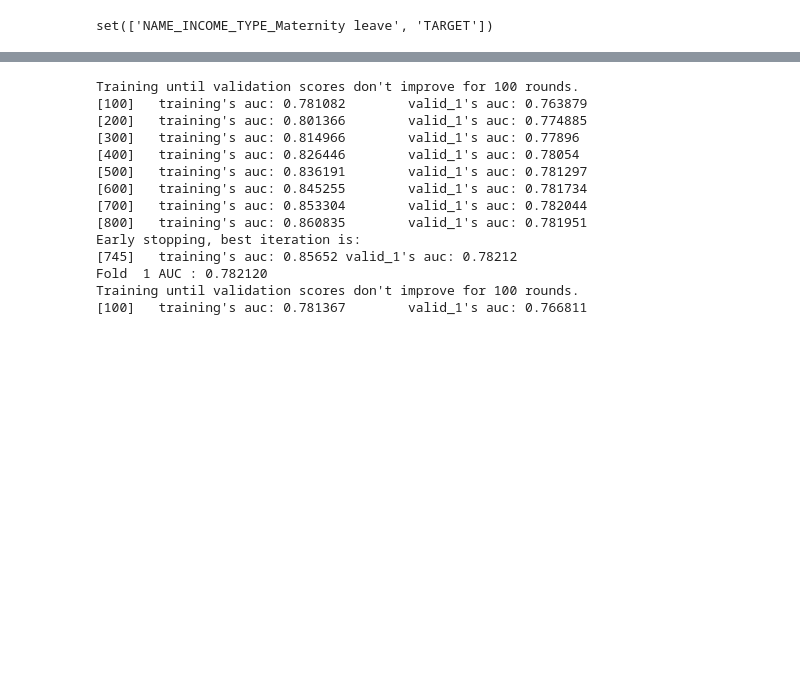
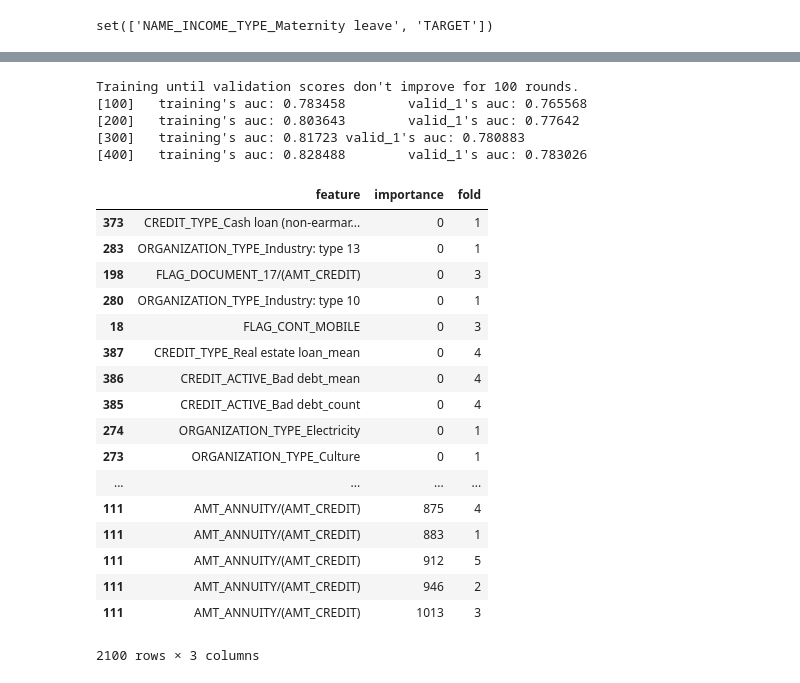
Before and after one commit to MAGomes95/KaggleCreditRisk, a Jupyter notebook: main.ipynb, the cells around one changed output, grey strips where cells are left out. Saved outputs shown, nothing was run; the diff lists cells and outputs as text; code cells hidden in the pictures; blank space fills up the shorter version.

```diff
--- a/main.ipynb
+++ b/main.ipynb
@@ -41,7 +41,7 @@ def process_data(data):
         df.loc[df[column_name] == categories[1], column_name] = 1
 
     for col, dtype in data.dtypes.iteritems():
-        if np.issubdtype(dtype, np.number) and col not in ('TARGET', 'EXT_SOURCE_1', 'EXT_SOURCE_2', 'EXT_SOURCE_3'):
+        if np.issubdtype(dtype, np.number) and col not in ('TARGET', 'EXT_SOURCE_1', 'EXT_SOURCE_2', 'EXT_SOURCE_3', 'SK_ID_CURR'):
             data[col + '/(AMT_CREDIT)'] = data[col] / data['AMT_CREDIT']
 
     data['FONDKAPREMONT_MODE'] = data['FONDKAPREMONT_MODE'].replace('XNA', np.nan)
@@ -208,6 +208,7 @@ def process_poscash(data_pos_cash):
         'SK_DPD_DEF': ('sum', 'max'),
         'SK_DPD': ('sum', 'max'),
         'MONTHS_LEFT_TO_PAY': ('max'),
+        'CNT_INSTALMENT_FUTURE': ('mean')
     }).fillna(0).groupby('SK_ID_CURR').agg(('mean', 'max'))
 
 
@@ -232,6 +277,9 @@ data = data.merge(data_bureau, on= 'SK_ID_CURR',how='left', suffixes=('', '_bure
 data_submission = data_submission.merge(data_bureau, on= 'SK_ID_CURR',how='left', suffixes=('', '_bureau'))
 data = data.merge(data_pos_cash, on= 'SK_ID_CURR',how='left', suffixes=('', '_bureau'))
 data_submission = data_submission.merge(data_pos_cash, on= 'SK_ID_CURR',how='left', suffixes=('', '_poscash'))
+data = data.merge(data_cc, on= 'SK_ID_CURR',how='left', suffixes=('', '_cc'))
+data_submission = data_submission.merge(data_cc, on= 'SK_ID_CURR',how='left', suffixes=('', '_cc'))
+
 
 data = data.drop('SK_ID_CURR', axis=1)
 data_submission = data_submission.drop('SK_ID_CURR', axis=1)
@@ -278,7 +326,7 @@ data = data.fillna(data.median())
 data_submission = data_submission.fillna(default_values)
 data_submission = data_submission.fillna(data.median())
 
-del previous_data, data_bureau, data_pos_cash
+del previous_data, data_bureau, data_pos_cash, data_cc
 # %%
 print(set(data.columns) - set(data_submission.columns))
 data_submission['NAME_INCOME_TYPE_Maternity leave'] = 0
@@ -327,23 +368,15 @@ results = pd.DataFrame({'SK_ID_CURR': submission_id, 'TARGET': predicted})
 
 results.to_csv('predictions.csv', index=False)
 # %%
-del train_x, train_y, test_x, test_y, data_submission_x
+# del train_x, train_y, test_x, test_y, data_submission_x
 from script import train_model
 folds = KFold(n_splits=5, shuffle=True, random_state=546789)
 # Train model and get oof and test predictions
+data_submission['SK_ID_CURR'] = submission_id
 oof_preds, test_preds, importances = train_model(data.drop('TARGET', axis=1), data_submission, data['TARGET'], folds)
 # %% [output]
 Training until validation scores don't improve for 100 rounds.
-[100]   training's auc: 0.781082        valid_1's auc: 0.763879
-[200]   training's auc: 0.801366        valid_1's auc: 0.774885
-[300]   training's auc: 0.814966        valid_1's auc: 0.77896
-[400]   training's auc: 0.826446        valid_1's auc: 0.78054
-[500]   training's auc: 0.836191        valid_1's auc: 0.781297
-[600]   training's auc: 0.845255        valid_1's auc: 0.781734
-[700]   training's auc: 0.853304        valid_1's auc: 0.782044
-[800]   training's auc: 0.860835        valid_1's auc: 0.781951
-Early stopping, best iteration is:
-[745]   training's auc: 0.85652 valid_1's auc: 0.78212
-Fold  1 AUC : 0.782120
-Training until validation scores don't improve for 100 rounds.
-[100]   training's auc: 0.781367        valid_1's auc: 0.766811
+[100]   training's auc: 0.783458        valid_1's auc: 0.765568
+[200]   training's auc: 0.803643        valid_1's auc: 0.77642
+[300]   training's auc: 0.81723 valid_1's auc: 0.780883
+[400]   training's auc: 0.828488        valid_1's auc: 0.783026
@@ -349,0 +385,21 @@ Training until validation scores don't improve for 100 rounds.
+# %%
+importances.sort_values('importance')
+# %% [output]
+|  | feature | importance | fold |
+| 373 | CREDIT_TYPE_Cash loan (non-earmar... | 0 | 1 |
+| 283 | ORGANIZATION_TYPE_Industry: type 13 | 0 | 1 |
+| 198 | FLAG_DOCUMENT_17/(AMT_CREDIT) | 0 | 3 |
+| 280 | ORGANIZATION_TYPE_Industry: type 10 | 0 | 1 |
+| 18 | FLAG_CONT_MOBILE | 0 | 3 |
+| 387 | CREDIT_TYPE_Real estate loan_mean | 0 | 4 |
+| 386 | CREDIT_ACTIVE_Bad debt_mean | 0 | 4 |
+| 385 | CREDIT_ACTIVE_Bad debt_count | 0 | 4 |
+| 274 | ORGANIZATION_TYPE_Electricity | 0 | 1 |
+| 273 | ORGANIZATION_TYPE_Culture | 0 | 1 |
+| ... | ... | ... | ... |
+| 111 | AMT_ANNUITY/(AMT_CREDIT) | 875 | 4 |
+| 111 | AMT_ANNUITY/(AMT_CREDIT) | 883 | 1 |
+| 111 | AMT_ANNUITY/(AMT_CREDIT) | 912 | 5 |
+| 111 | AMT_ANNUITY/(AMT_CREDIT) | 946 | 2 |
+| 111 | AMT_ANNUITY/(AMT_CREDIT) | 1013 | 3 |
+2100 rows × 3 columns
```
Also changed, not shown: parts of 5 cells of this notebook, 4 other files.
